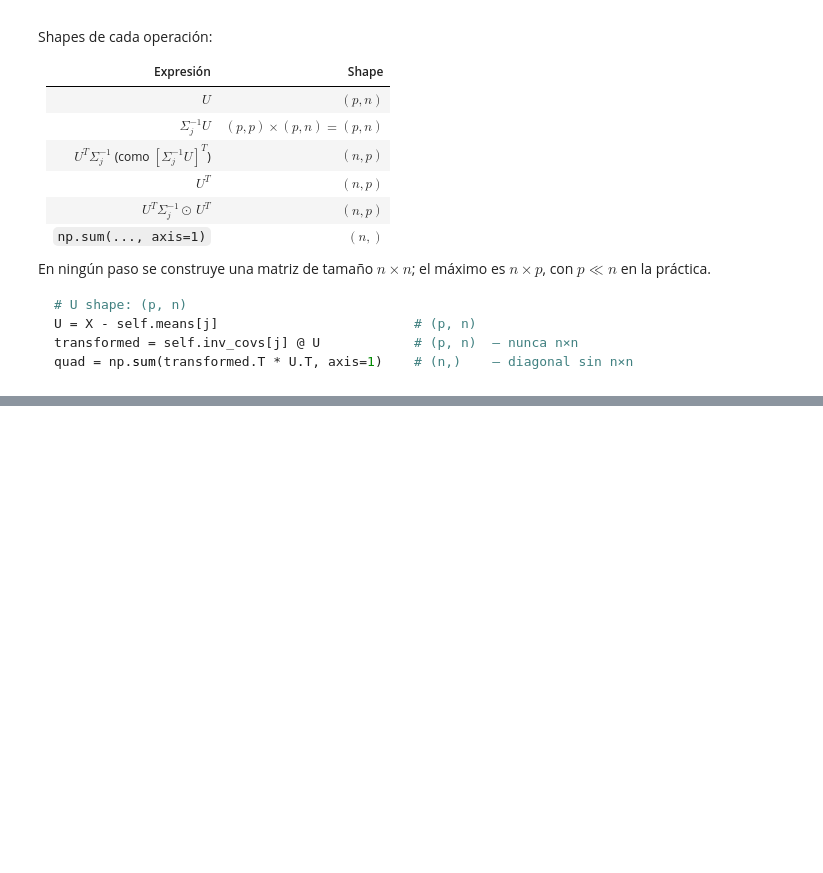
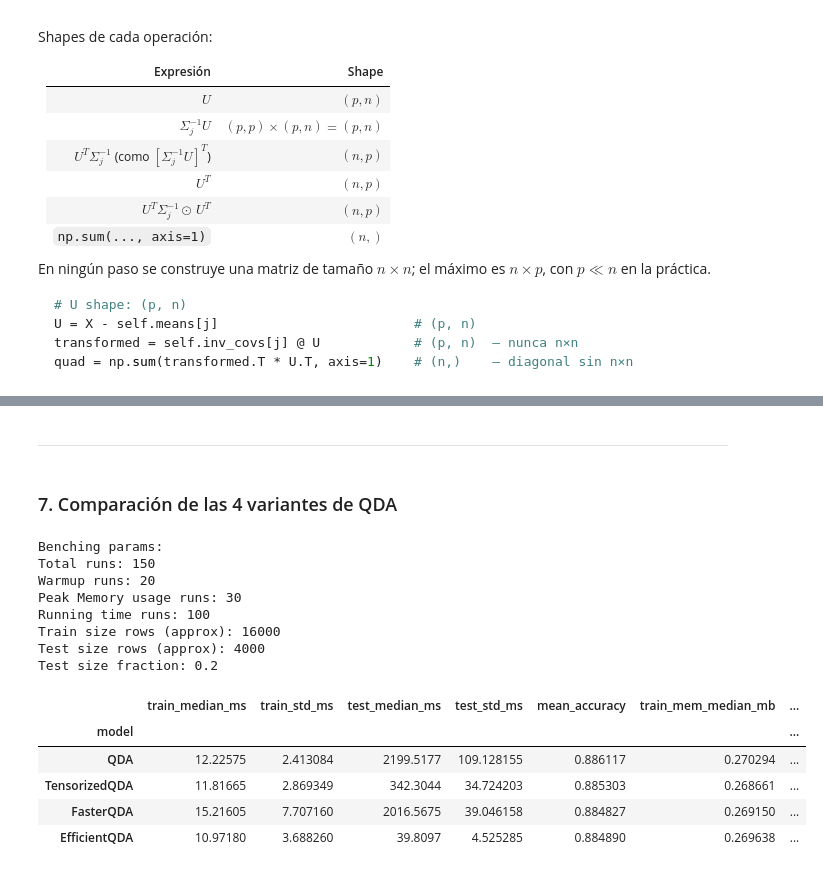
Before and after one commit to santiagoruizvt/AMIA-TP-LDA-QDA, a Jupyter notebook: AMIA_2025_TP1.ipynb, the cells around one changed output, grey strips where cells are left out. Saved outputs shown, nothing was run; the diff lists cells and outputs as text; code cells hidden in the pictures; blank space fills up the shorter version.

Commit message:
se corrige qda.py y se realiza el benchmarking comparativo con las 4 variantes

```diff
--- a/AMIA_2025_TP1.ipynb
+++ b/AMIA_2025_TP1.ipynb
@@ -701,0 +790,41 @@ quad = np.sum(transformed.T * U.T, axis=1)    # (n,)    — diagonal sin n×n
+# %% [markdown]
+---
+# %% [markdown]
+### 7. Comparación de las 4 variantes de QDA
+# %%
+from utils.datasets import get_wine_dataset, get_letters_dataset, label_encode
+from utils.bench import Benchmark
+from base.qda import QDA, TensorizedQDA, FasterQDA, EfficientQDA
+
+# Dataset — se recomienda letters para ver diferencias más claras (n grande, k=26)
+X_full, y_full = get_letters_dataset()
+y_enc = label_encode(y_full.reshape(-1, 1))
+
+b = Benchmark(
+    X_full, y_enc,
+    same_splits=False,
+    n_runs=100,
+    warmup=20,
+    mem_runs=30,
+    test_sz=0.2
+)
+
+for model in [QDA, TensorizedQDA, FasterQDA, EfficientQDA]:
+    b.bench(model)
+
+b.summary(baseline='QDA')
+# %% [output]
+Benching params:
+Total runs: 150
+Warmup runs: 20
+Peak Memory usage runs: 30
+Running time runs: 100
+Train size rows (approx): 16000
+Test size rows (approx): 4000
+Test size fraction: 0.2
+|  | train_median_ms | train_std_ms | test_median_ms | test_std_ms | mean_accuracy | train_mem_median_mb | ... |
+| model |  |  |  |  |  |  | ... |
+| QDA | 12.22575 | 2.413084 | 2199.5177 | 109.128155 | 0.886117 | 0.270294 | ... |
+| TensorizedQDA | 11.81665 | 2.869349 | 342.3044 | 34.724203 | 0.885303 | 0.268661 | ... |
+| FasterQDA | 15.21605 | 7.707160 | 2016.5675 | 39.046158 | 0.884827 | 0.269150 | ... |
+| EfficientQDA | 10.97180 | 3.688260 | 39.8097 | 4.525285 | 0.884890 | 0.269638 | ... |
```
Also changed, not shown: parts of 19 cells of this notebook, 1 other file.
